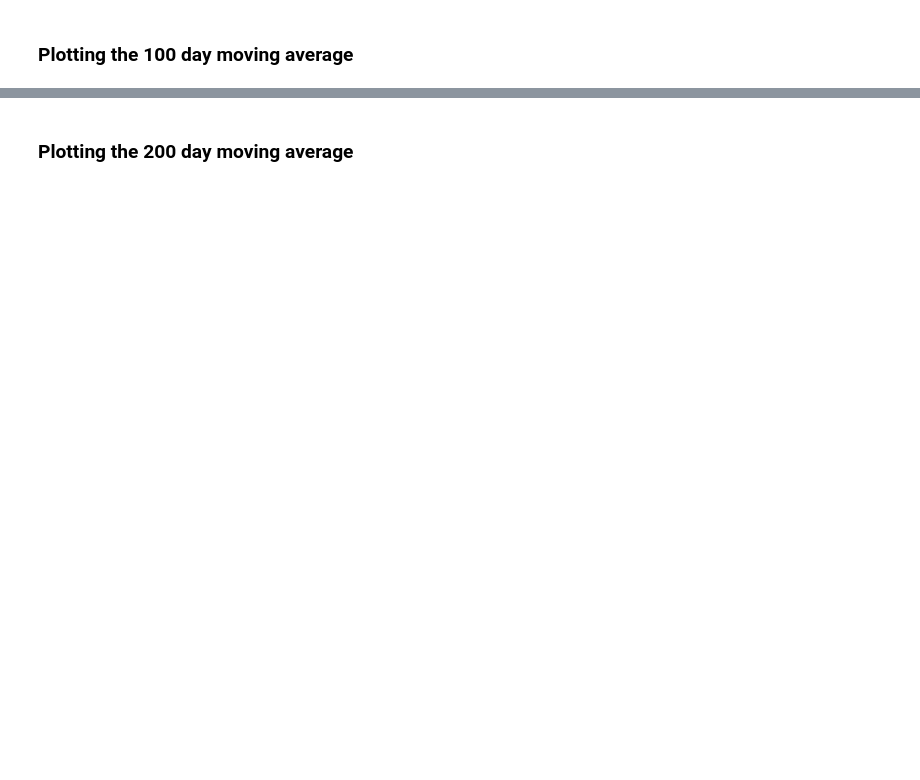
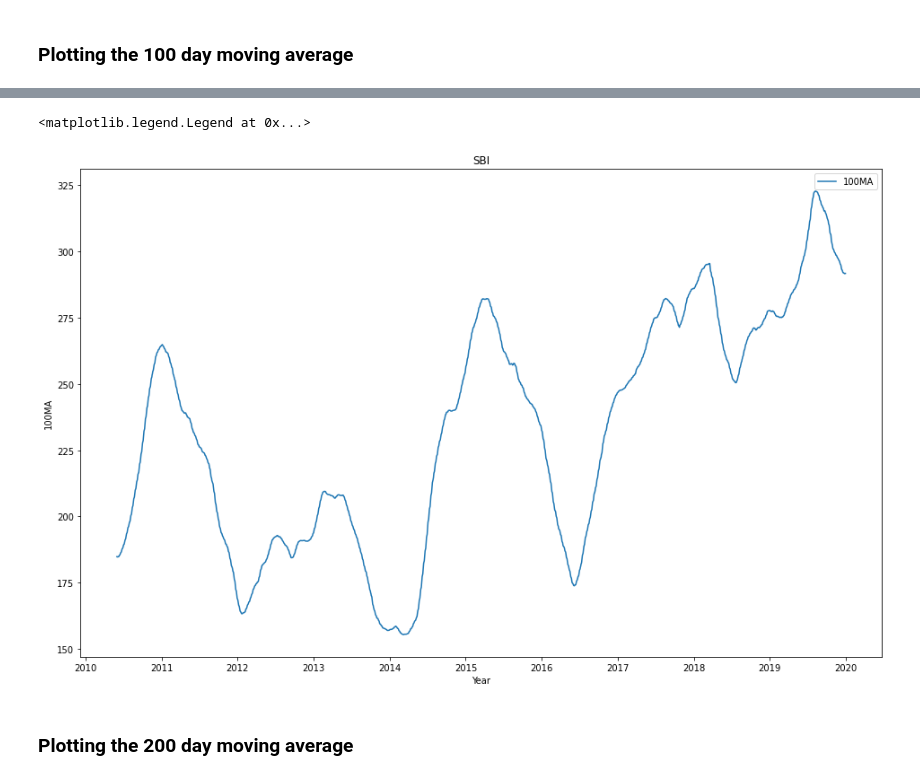
Before and after one commit to Ritesh7766/Stock-Trend-Prediction, a Jupyter notebook: trend_prediction.ipynb, the cells around one changed output, grey strips where cells are left out. Drawn from its saved outputs; the diff is of its cells as text; code cells hidden in the pictures; blank space fills up the shorter version.

```diff
--- a/trend_prediction.ipynb
+++ b/trend_prediction.ipynb
@@ -70,6 +61,8 @@ Date
 Name: 100MA, Length: 2462, dtype: float64
 # %%
-pio.renderers.default = 'iframe'
-ma100 = go.Figure(data = go.Scatter(x = data.index, y = data['100MA'], mode = 'lines') )
-ma100.show()
+plt.title('SBI')
+plt.xlabel('Year')
+plt.ylabel('100MA')
+plt.plot(data.index, data['100MA'], label = '100MA')
+plt.legend()
 # %% [output]
@@ -77,3 +69,5 @@ ma100.show()
+<matplotlib.legend.Legend at 0x...>
+[figure, added]
 # %% [markdown]
 ### Plotting the 200 day moving average
 # %%
```
Also changed, not shown: parts of 18 cells of this notebook, 44 other files.
